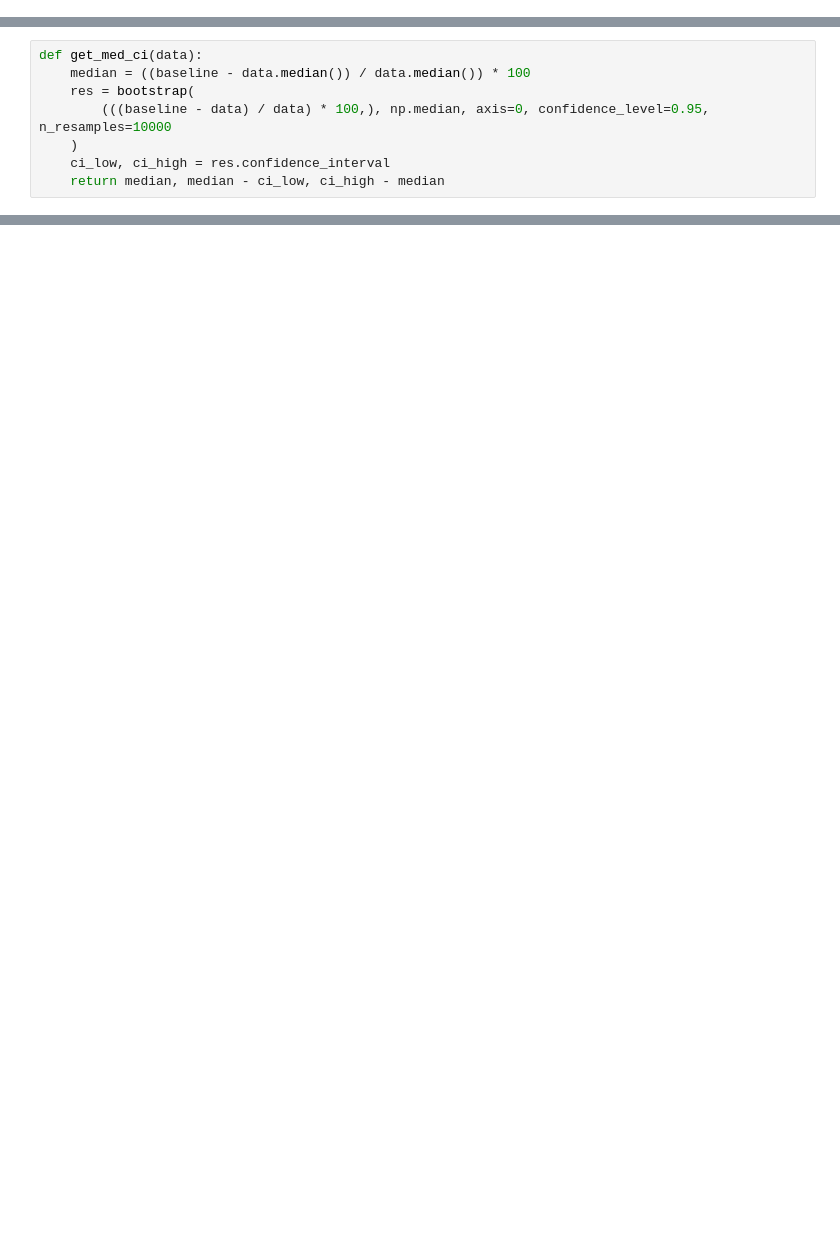
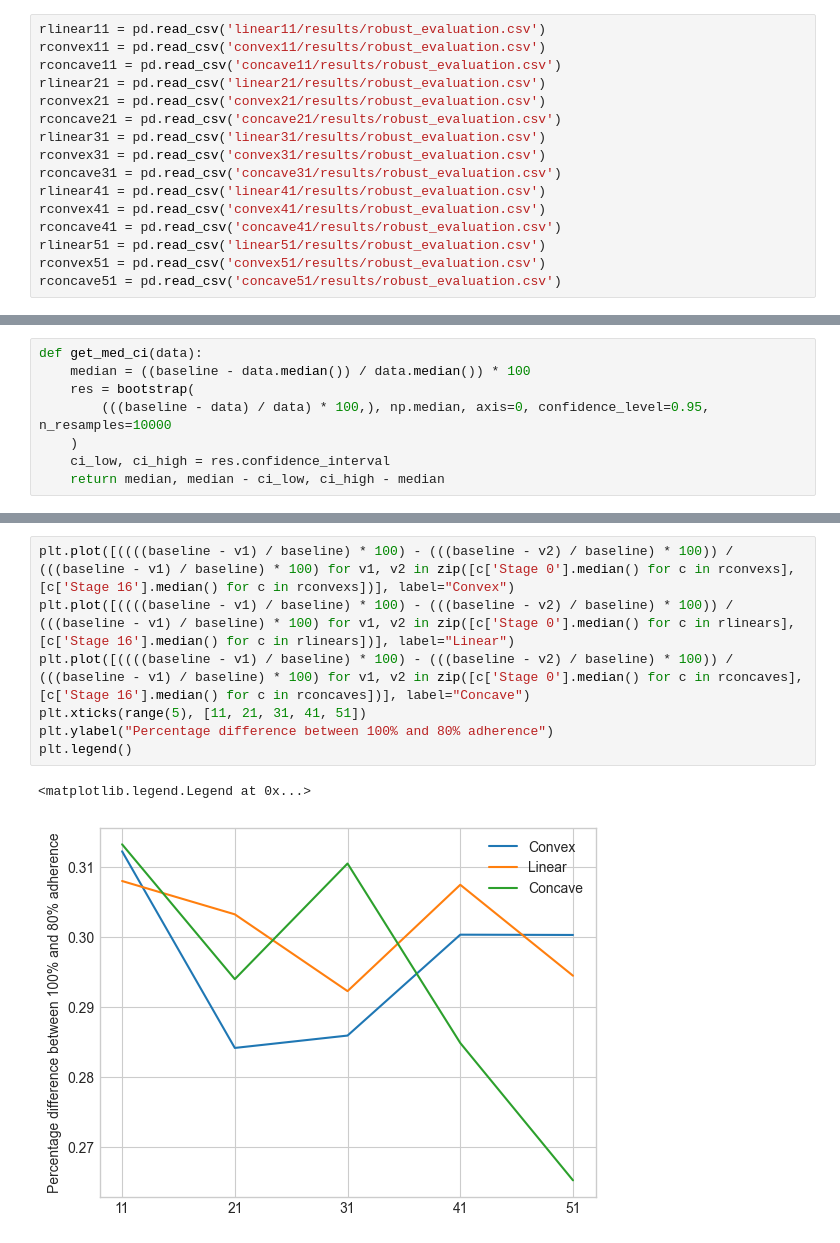
Before and after one commit to geraintpalmer/bed_moves_policy, a Jupyter notebook: src/experiments/annealing_experiments/analysis.ipynb, the cells around one changed output, grey strips where cells are left out. Drawn from its saved outputs; the diff is of its cells as text; blank space fills up the shorter version.

```diff
--- a/src/experiments/annealing_experiments/analysis.ipynb
+++ b/src/experiments/annealing_experiments/analysis.ipynb
@@ -20,3 +23,19 @@ concave41 = pd.read_csv('concave41/results/evaluation.csv')
+# %%
+rlinear11 = pd.read_csv('linear11/results/robust_evaluation.csv')
+rconvex11 = pd.read_csv('convex11/results/robust_evaluation.csv')
+rconcave11 = pd.read_csv('concave11/results/robust_evaluation.csv')
+rlinear21 = pd.read_csv('linear21/results/robust_evaluation.csv')
+rconvex21 = pd.read_csv('convex21/results/robust_evaluation.csv')
+rconcave21 = pd.read_csv('concave21/results/robust_evaluation.csv')
+rlinear31 = pd.read_csv('linear31/results/robust_evaluation.csv')
+rconvex31 = pd.read_csv('convex31/results/robust_evaluation.csv')
+rconcave31 = pd.read_csv('concave31/results/robust_evaluation.csv')
+rlinear41 = pd.read_csv('linear41/results/robust_evaluation.csv')
+rconvex41 = pd.read_csv('convex41/results/robust_evaluation.csv')
+rconcave41 = pd.read_csv('concave41/results/robust_evaluation.csv')
+rlinear51 = pd.read_csv('linear51/results/robust_evaluation.csv')
+rconvex51 = pd.read_csv('convex51/results/robust_evaluation.csv')
+rconcave51 = pd.read_csv('concave51/results/robust_evaluation.csv')
 # %%
 baseline = linear11['Stage 0'].median()
 # %%
@@ -96,0 +161,10 @@ plt.show()
+# %%
+plt.plot([((((baseline - v1) / baseline) * 100) - (((baseline - v2) / baseline) * 100)) / (((baseline - v1) / baseline) * 100) for v1, v2 in zip([c['Stage 0'].median() for c in rconvexs], [c['Stage 16'].median() for c in rconvexs])], label="Convex")
+plt.plot([((((baseline - v1) / baseline) * 100) - (((baseline - v2) / baseline) * 100)) / (((baseline - v1) / baseline) * 100) for v1, v2 in zip([c['Stage 0'].median() for c in rlinears], [c['Stage 16'].median() for c in rlinears])], label="Linear")
+plt.plot([((((baseline - v1) / baseline) * 100) - (((baseline - v2) / baseline) * 100)) / (((baseline - v1) / baseline) * 100) for v1, v2 in zip([c['Stage 0'].median() for c in rconcaves], [c['Stage 16'].median() for c in rconcaves])], label="Concave")
+plt.xticks(range(5), [11, 21, 31, 41, 51])
+plt.ylabel("Percentage difference between 100% and 80% adherence")
+plt.legend()
+# %% [output]
+<matplotlib.legend.Legend at 0x...>
+[figure, added]
```
Also changed, not shown: parts of 7 cells of this notebook, 44 other files.
